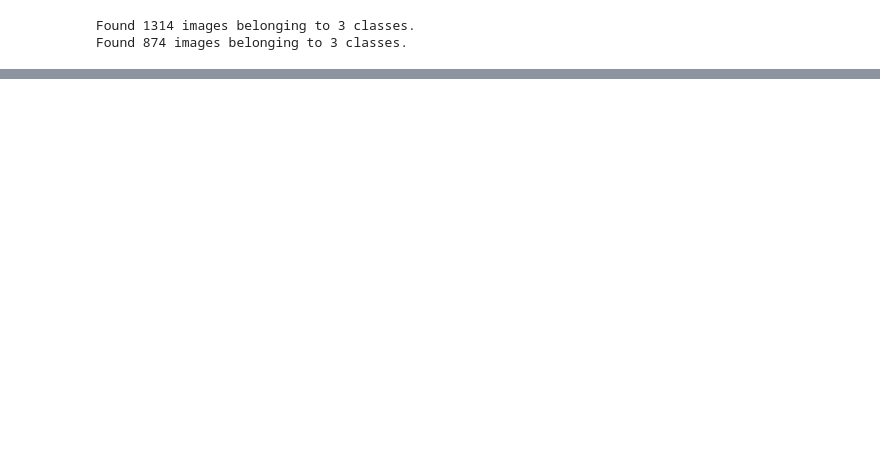
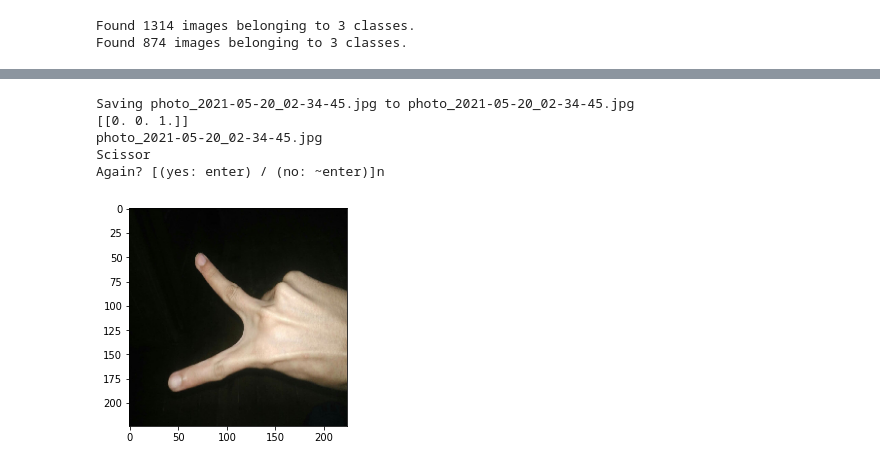
Before and after one commit to alvinrach/23-Computer-Vision-Rock-Paper-Scissor, a Jupyter notebook: 23_Computer_Vision_Rock_Paper_Scissor.ipynb, the cells around one changed output, grey strips where cells are left out. Drawn from its saved outputs; the diff is of its cells as text; code cells hidden in the pictures; blank space fills up the shorter version.

```diff
--- a/23_Computer_Vision_Rock_Paper_Scissor.ipynb
+++ b/23_Computer_Vision_Rock_Paper_Scissor.ipynb
@@ -88,9 +101,10 @@ validation_generator = datagen.flow_from_directory(
 Found 1314 images belonging to 3 classes.
 Found 874 images belonging to 3 classes.
 # %%
-model = tf.keras.models.Sequential(
-    [
-    tf.keras.Input((100,150,3)),
+# from tensorflow.keras.applications import InceptionV3
+
+model = tf.keras.models.Sequential([
+    tf.keras.layers.InputLayer((*target_img,3)),
     tf.keras.layers.Conv2D(16, (3,3), activation='relu', padding='same'),
     tf.keras.layers.MaxPooling2D(2, 2),
     tf.keras.layers.Conv2D(32, (3,3), activation='relu', padding='same'), # The filter is increased bt the multiplication of two, to maximalize the GPU performance in a layer
@@ -103,8 +117,13 @@ model = tf.keras.models.Sequential(
     tf.keras.layers.MaxPooling2D(2,2),
     tf.keras.layers.Conv2D(512, (3,3), activation='relu', padding='same'),
     tf.keras.layers.MaxPooling2D(2,2),
+    tf.keras.layers.Conv2D(1024, (3,3), activation='relu', padding='same'),
+    tf.keras.layers.MaxPooling2D(2,2),
+
+    # InceptionV3(weights="imagenet", include_top=False),
     tf.keras.layers.Flatten(),
-    tf.keras.layers.Dense(512, activation='relu'), # In general CNN uses just two Fully Connected layer (a hidden layer an an output layer)
+    tf.keras.layers.Dense(1024, activation='relu'), # In general CNN uses just two Fully Connected layer (a hidden layer an an output layer)
     tf.keras.layers.Dense(3, activation='softmax') # Since the output isn't binary, don't use sigmoid. Here I use softmax function
-    ]
-)
+])
+
+# model.layers[0].trainable = False
@@ -116,14 +155,3 @@ model.compile(loss='categorical_crossentropy',
 
               metrics=['accuracy']
               )
-# %%
-# Callback the epoch after there's no increase in an amount of 'patience'
-set_callback = tf.keras.callbacks.EarlyStopping(monitor='val_loss', patience=15)
-
-history = model.fit(
-      train_generator,
-      epochs = 70,
-      validation_data=validation_generator,
-      callbacks=[set_callback],
-      verbose = 2
-      )
@@ -152,0 +218,4 @@ model.evaluate(validation_generator, verbose=2)
+# %%
+# Model must be loaded, else it will use the last epoch accuracy
+model.load_weights("model.h5")
+model.evaluate(validation_generator, verbose=2)
@@ -223,0 +271,3 @@ Again? [(yes: enter) / (no: ~enter)]l
+# %%
+predict()
+# %% [output]
@@ -223,0 +275,6 @@ Again? [(yes: enter) / (no: ~enter)]l
+Saving photo_2021-05-20_02-34-45.jpg to photo_2021-05-20_02-34-45.jpg
+[[0. 0. 1.]]
+photo_2021-05-20_02-34-45.jpg
+Scissor
+Again? [(yes: enter) / (no: ~enter)]n
+[figure, added]
```
Also changed, not shown: parts of 17 cells of this notebook.
